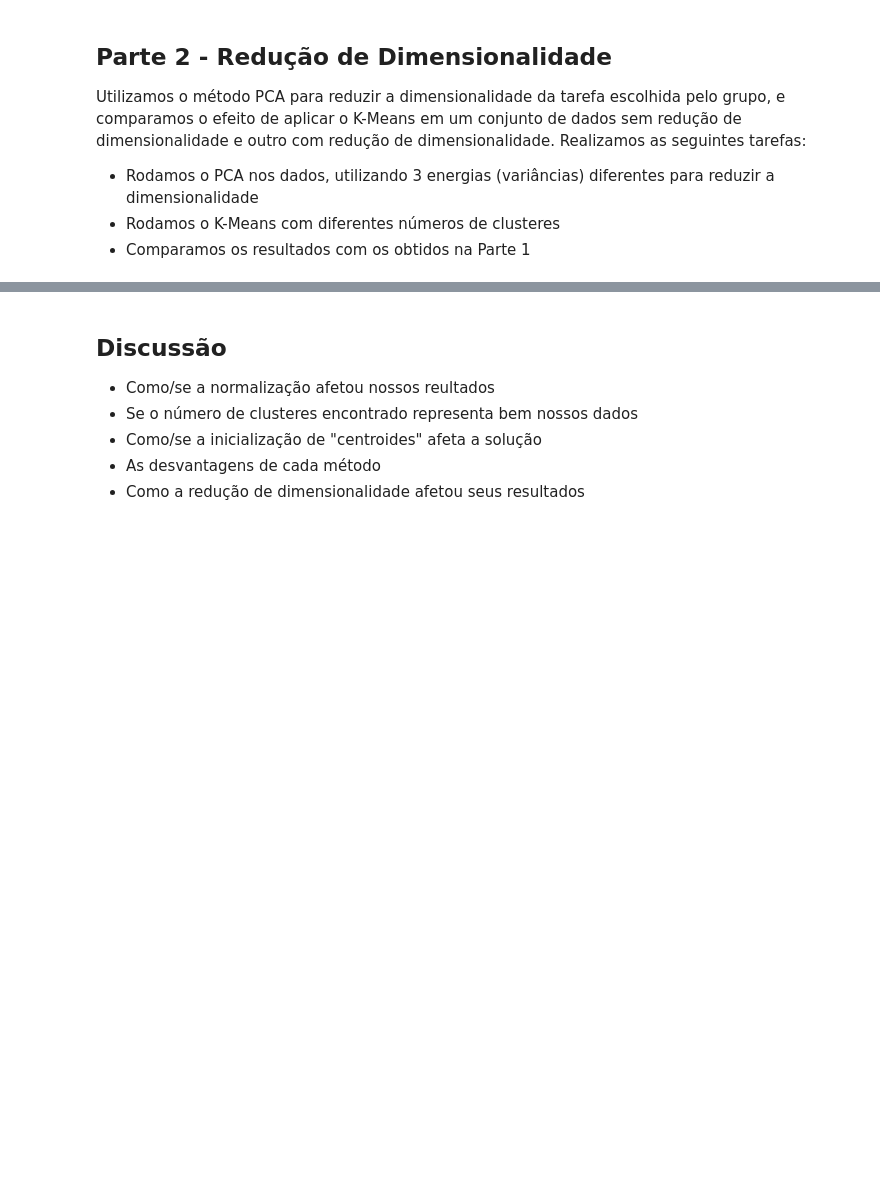
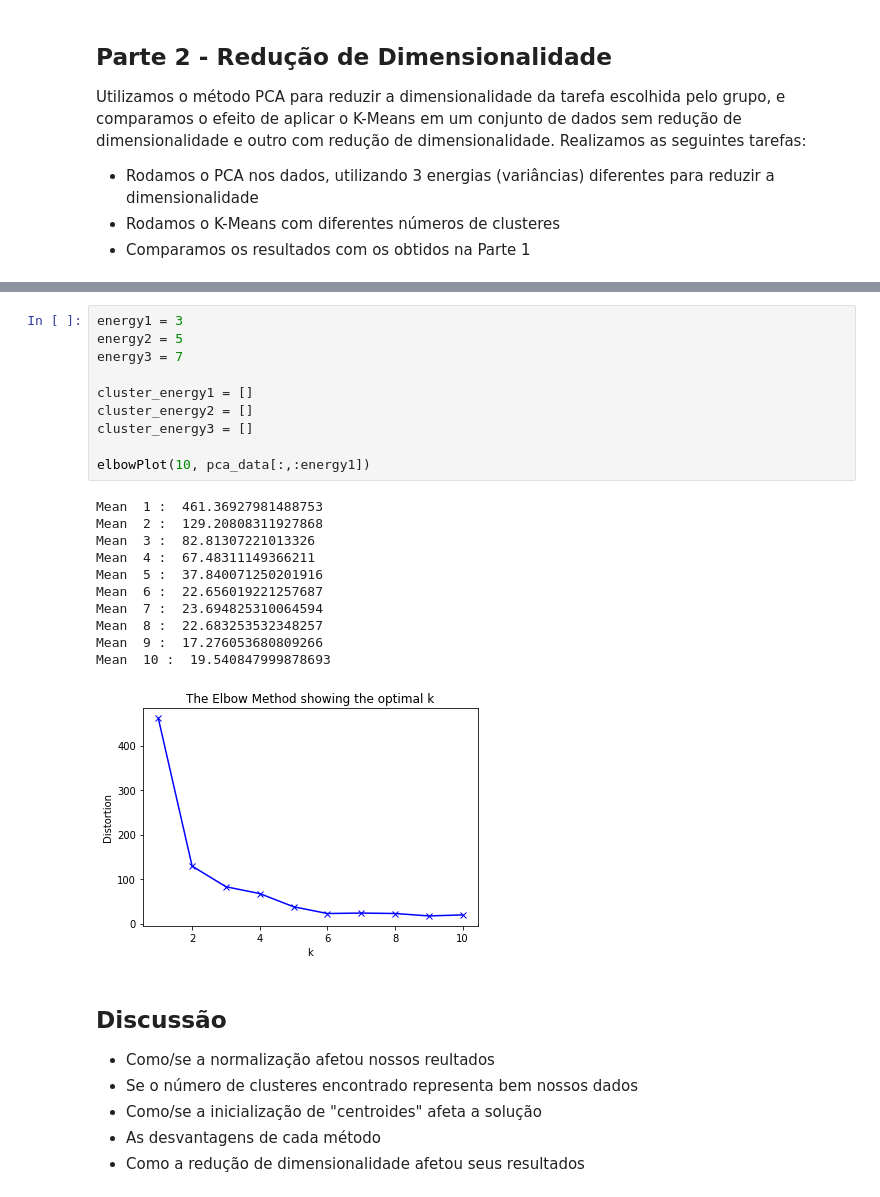
Before and after one commit to miguelguida/mc886, a Jupyter notebook: projeto1_174847_171043.ipynb, the cells around one changed output, grey strips where cells are left out. Saved outputs shown, nothing was run; the diff lists cells and outputs as text; blank space fills up the shorter version.

```diff
--- a/projeto1_174847_171043.ipynb
+++ b/projeto1_174847_171043.ipynb
@@ -645,3 +631,25 @@ Realizamos as seguintes tarefas:
+# %%
+energy1 = 3
+energy2 = 5
+energy3 = 7
+
+cluster_energy1 = []
+cluster_energy2 = []
+cluster_energy3 = []
+
+elbowPlot(10, pca_data[:,:energy1])
+# %% [output]
+Mean  1 :  461.36927981488753
+Mean  2 :  129.20808311927868
+Mean  3 :  82.81307221013326
+Mean  4 :  67.48311149366211
+Mean  5 :  37.840071250201916
+Mean  6 :  22.656019221257687
+Mean  7 :  23.694825310064594
+Mean  8 :  22.683253532348257
+Mean  9 :  17.276053680809266
+Mean  10 :  19.540847999878693
+[figure, added]
 # %% [markdown]
 ## Discussão
 <ul>
```
Also changed, not shown: parts of 31 cells of this notebook, 3 other files.
